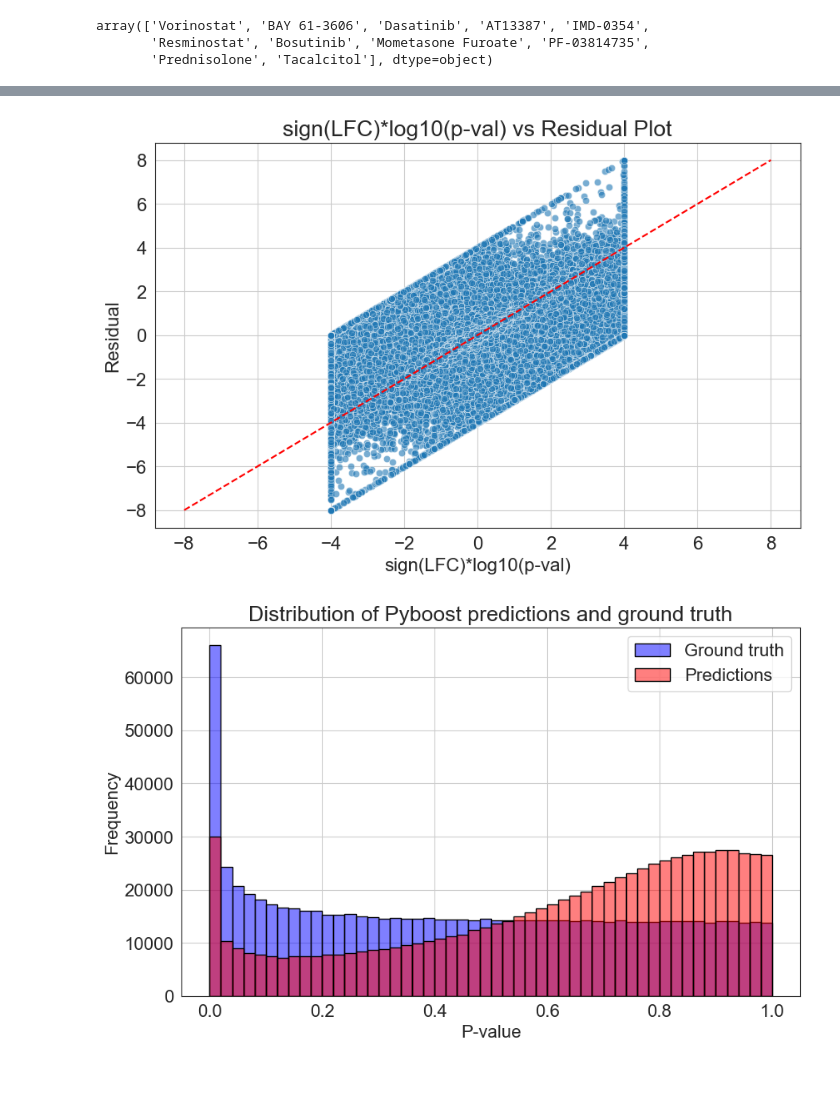
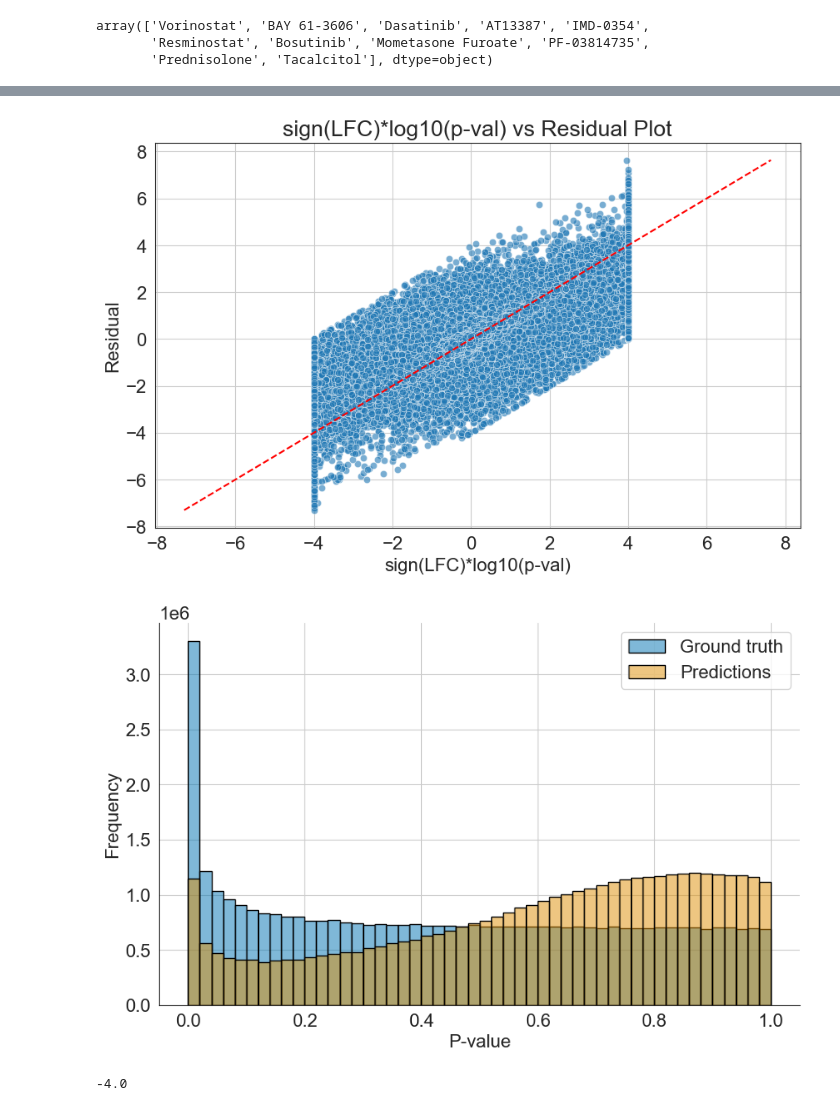
Before and after one commit to theislab/task-dge-perturbation-prediction-analysis, a Jupyter notebook: results_analysis/results_analysis.ipynb, the cells around one changed output, grey strips where cells are left out. Cells and saved outputs as stored; diff of their text form; code cells hidden in the pictures; blank space fills up the shorter version.

Commit message:
update results plot

```diff
--- a/results_analysis/results_analysis.ipynb
+++ b/results_analysis/results_analysis.ipynb
@@ -7,7 +7,7 @@ import numpy as np
 # %%
 # path to the resources directory that stores the results of the runs
 path_to_data = "../../task-dge-perturbation-prediction/resources/"
-path_to_results = os.path.join(path_to_data, "runs/run_2024-05-30_09-54-43")
+path_to_results = os.path.join(path_to_data, "runs/run_2024-06-02_22-27-09")
 # %%
 def mrrmse(de_test_X, prediction, threshold=-np.log10(0.0001)):
     mean_rowwise_rmse = 0
@@ -88,7 +88,7 @@ df = pd.DataFrame(rows)
 df = df[~df.method_id.isin(["zeros", "ground_truth"])]
 # %%
 predictions = {}
-for method_id in ["jn_ap_op2", "lgc_ensemble", "nn_retraining_with_pseudolabels", "scape", "pyboost", "mean_across_compounds", "transformer_ensemble"]:
+for method_id in ["jn_ap_op2", "lgc_ensemble", "nn_retraining_with_pseudolabels", "scape", "pyboost", "mean_across_celltypes", "transformer_ensemble"]:
     predictions[method_id] = pd.DataFrame(ad.read_h5ad(os.path.join(path_to_results, "predictions", f"neurips-2023-data.{method_id}.{method_id}.output.h5ad")).layers["prediction"], columns=de_test.columns[7:])
 # %%
 de_test.index = predictions["pyboost"].index
@@ -300,32 +313,43 @@ plt.ylabel('Residual')
 plt.grid(True)
 plt.show()
 # %% [output]
-[figure, old version]
+[figure, new version]
 # %%
 import seaborn as sns
+# %%
+palette = sns.color_palette("colorblind")
 # %%
 sns.set_style("whitegrid")
 sns.set_style("white")
 plt.figure(figsize=(10, 6))
 
-sns.histplot(10**-np.abs(val), color='blue', bins=50, edgecolor='black', label='Ground truth', alpha=0.5)
+# plot distribution
+ax = sns.histplot(10**-np.abs(val), color=palette[0], bins=50, edgecolor='black', label='Ground truth', alpha=0.5, stat="frequency")
 
 # Plot histogram for val2
-sns.histplot(10**-np.abs(pred), color='red', bins=50, edgecolor='black', label='Predictions', alpha=0.5)
+sns.histplot(10**-np.abs(pred), color=palette[1], bins=50, edgecolor='black', label='Predictions', alpha=0.5, stat="frequency", ax=ax)
 
 # Adding labels and title
-plt.title('Distribution of Pyboost predictions and ground truth')
+plt.title('Distribution of predictions and ground truth')
 plt.xlabel('P-value')
 plt.ylabel('Frequency')
+ax.spines['top'].set_visible(False)
+ax.spines['right'].set_visible(False)
 
 # Adding legend to distinguish the two distributions
 plt.legend()
 
 # Show plot with grid
 plt.grid(True)
+plt.savefig("predictions_vs_ground_truth_p_val.svg", transparent=True)
+plt.title("")
 plt.show()
 # %% [output]
-[figure, old version]
+[figure, new version]
+# %%
+pred.min()
+# %% [output]
+-4.0
 # %%
 import seaborn as sns
 import matplotlib.pyplot as plt
```
Also changed, not shown: parts of 10 cells of this notebook.
